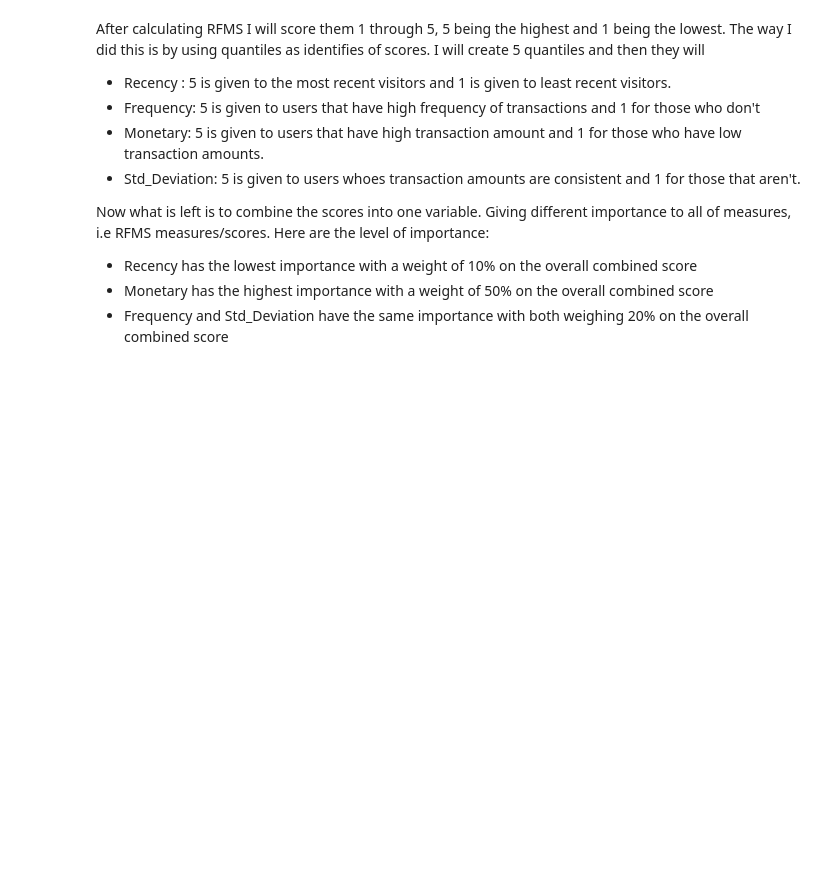
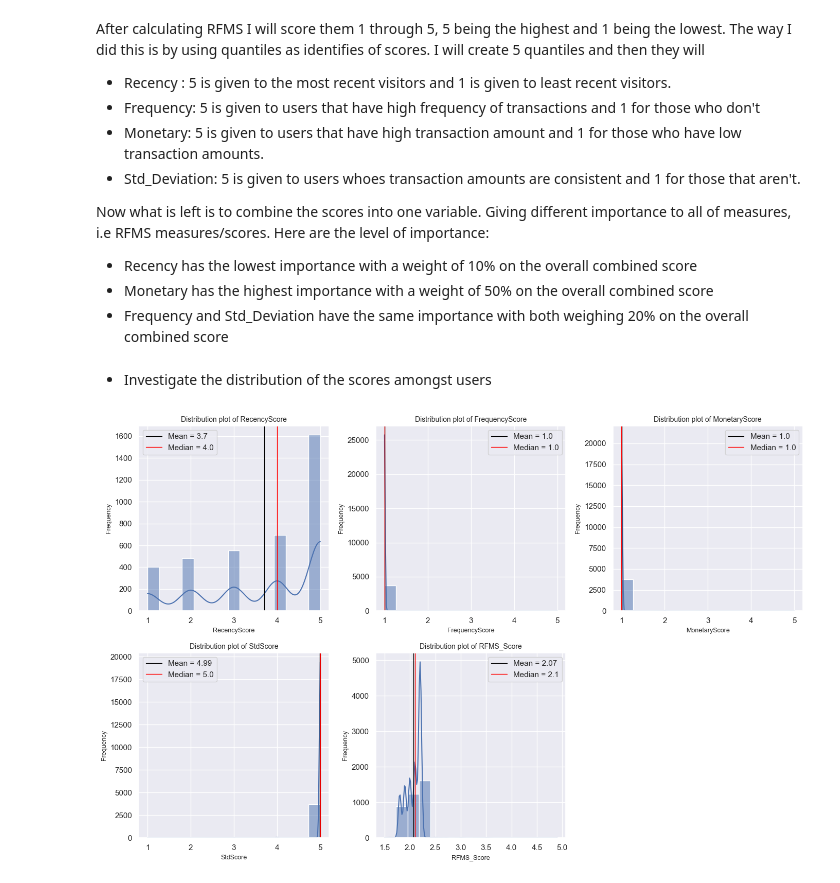
Before and after one commit to WildCayote/Bati-Bank-Credit-Scoring, a Jupyter notebook: notebooks/user_value_analysis.ipynb, the cells around one changed output. Drawn from its saved outputs; the diff is of its cells as text; code cells hidden in the pictures; blank space fills up the shorter version.

Commit message:
Feat: Finished the investigation of RFMS scores

```diff
--- a/notebooks/user_value_analysis.ipynb
+++ b/notebooks/user_value_analysis.ipynb
@@ -62,3 +62,11 @@ Now what is left is to combine the scores into one variable. Giving different im
 - Frequency and Std_Deviation have the same importance with both weighing 20% on the overall combined score
 # %%
 rfms_scoring = credit_engine.score_rfms(rfms_data=rfms_data)
+# %% [markdown]
+- Investigate the distribution of the scores amongst users
+# %%
+from scripts.utils import visualize_numerical_distribution
+
+visualize_numerical_distribution(data=rfms_scoring)
+# %% [output]
+[figure, added]
```
Also changed, not shown: parts of 3 cells of this notebook, 1 other file.
